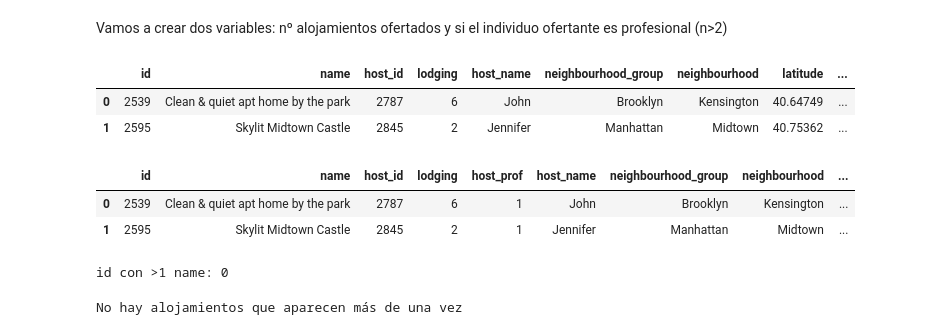
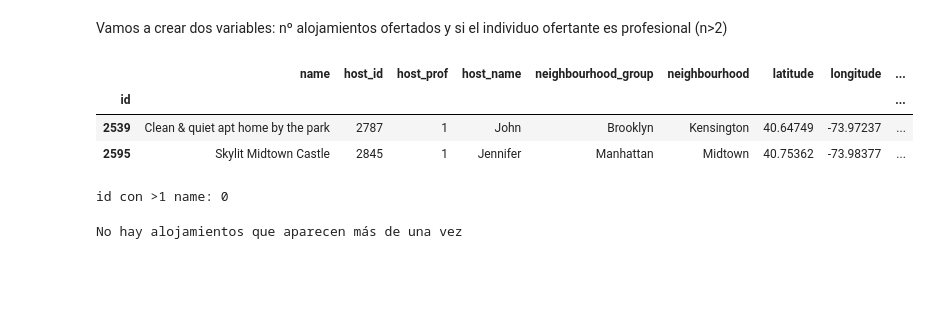
Before and after one commit to jjimvar/intro-ml, a Jupyter notebook: src/00_eda.ipynb, the cells around one changed output. Drawn from its saved outputs; the diff is of its cells as text; code cells hidden in the pictures; blank space fills up the shorter version.

```diff
--- a/src/00_eda.ipynb
+++ b/src/00_eda.ipynb
@@ -16,2 +22,5 @@ from sklearn.model_selection import train_test_split
 # %%
 df=pd.read_csv("https://breathecode.herokuapp.com/asset/internal-link?id=927&path=AB_NYC_2019.csv")
+df.rename(columns={"availability_365": "days_available", "calculated_host_listings_count": "lodging"}, inplace=True)
+df.set_index("id",inplace=True)
+df.head(5)
@@ -18,3 +34,0 @@ df=pd.read_csv("https://breathecode.herokuapp.com/asset/internal-link?id=927&pat
-# %%
-df.rename(columns={"availability_365": "days_available", "calculated_host_listings_count": "number_adverts"}, inplace=True)
-df.head(5)
@@ -84,25 +80,16 @@ plt.plot()
 # %% [markdown]
 Vamos a crear dos variables: nº alojamientos ofertados y si el individuo ofertante es profesional (n>2)
-# %%
-#Nº Alojamientos
-naloj=df['host_id'].map(lambda x: pisos.get(x, 0))
-posicion = df.columns.get_loc('host_id')
-df.insert(posicion+1, 'lodging', naloj)
-df.head(2)
-# %% [output]
-|  | id | name | host_id | lodging | host_name | neighbourhood_group | neighbourhood | latitude | ... |
-| 0 | 2539 | Clean & quiet apt home by the park | 2787 | 6 | John | Brooklyn | Kensington | 40.64749 | ... |
-| 1 | 2595 | Skylit Midtown Castle | 2845 | 2 | Jennifer | Manhattan | Midtown | 40.75362 | ... |
 # %%
 #Hoster profesional
 prof=df['host_id'].map(lambda x: 1 if pisos.get(x, 0) >= 2 else 0)
-posicion = df.columns.get_loc('lodging')
+posicion = df.columns.get_loc('host_id')
 df.insert(posicion+1, 'host_prof', prof)
 df.head(2)
 # %% [output]
-|  | id | name | host_id | lodging | host_prof | host_name | neighbourhood_group | neighbourhood | ... |
-| 0 | 2539 | Clean & quiet apt home by the park | 2787 | 6 | 1 | John | Brooklyn | Kensington | ... |
-| 1 | 2595 | Skylit Midtown Castle | 2845 | 2 | 1 | Jennifer | Manhattan | Midtown | ... |
+|  | name | host_id | host_prof | host_name | neighbourhood_group | neighbourhood | latitude | longitude | ... |
+| id |  |  |  |  |  |  |  |  | ... |
+| 2539 | Clean & quiet apt home by the park | 2787 | 1 | John | Brooklyn | Kensington | 40.64749 | -73.97237 | ... |
+| 2595 | Skylit Midtown Castle | 2845 | 1 | Jennifer | Manhattan | Midtown | 40.75362 | -73.98377 | ... |
 # %%
 name_por_id = df.groupby('id')['name'].nunique()
 print("id con >1 name:", (name_por_id > 1).sum())
```
Also changed, not shown: parts of 89 cells of this notebook, 1 other file.
